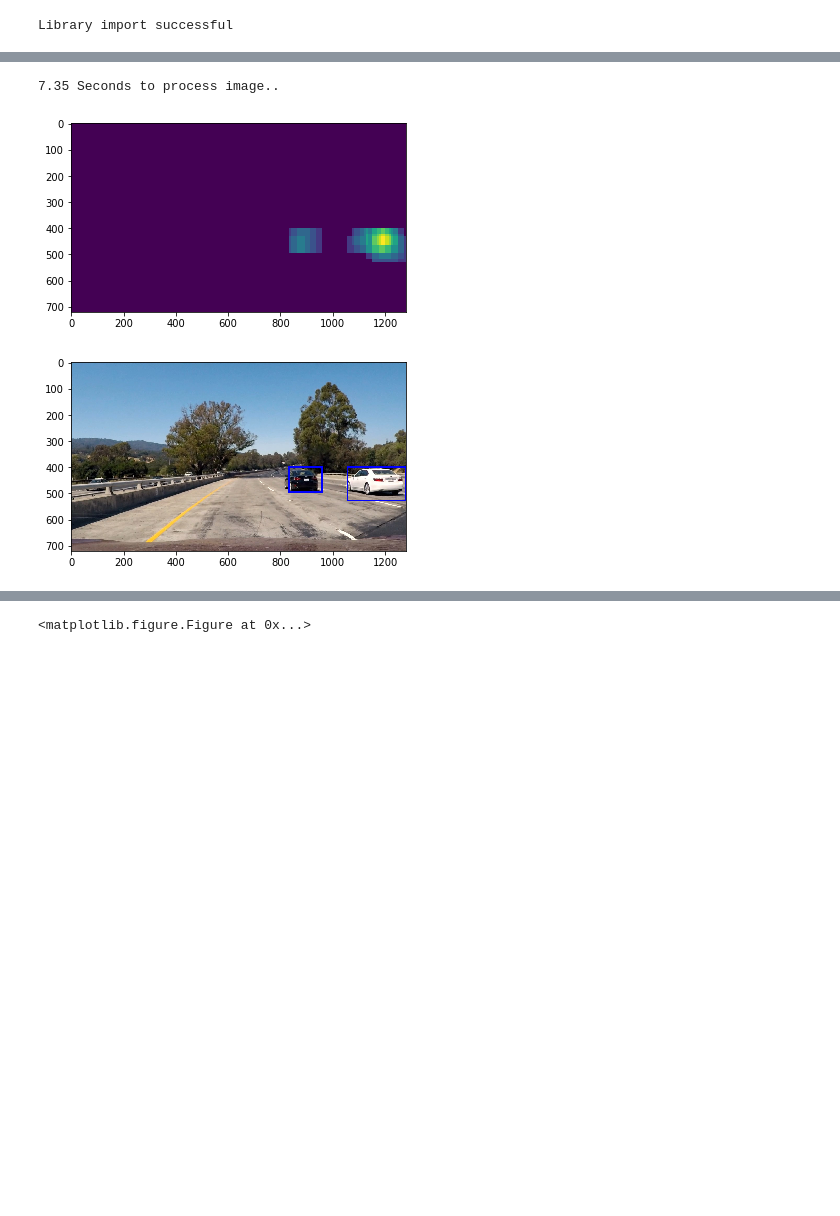
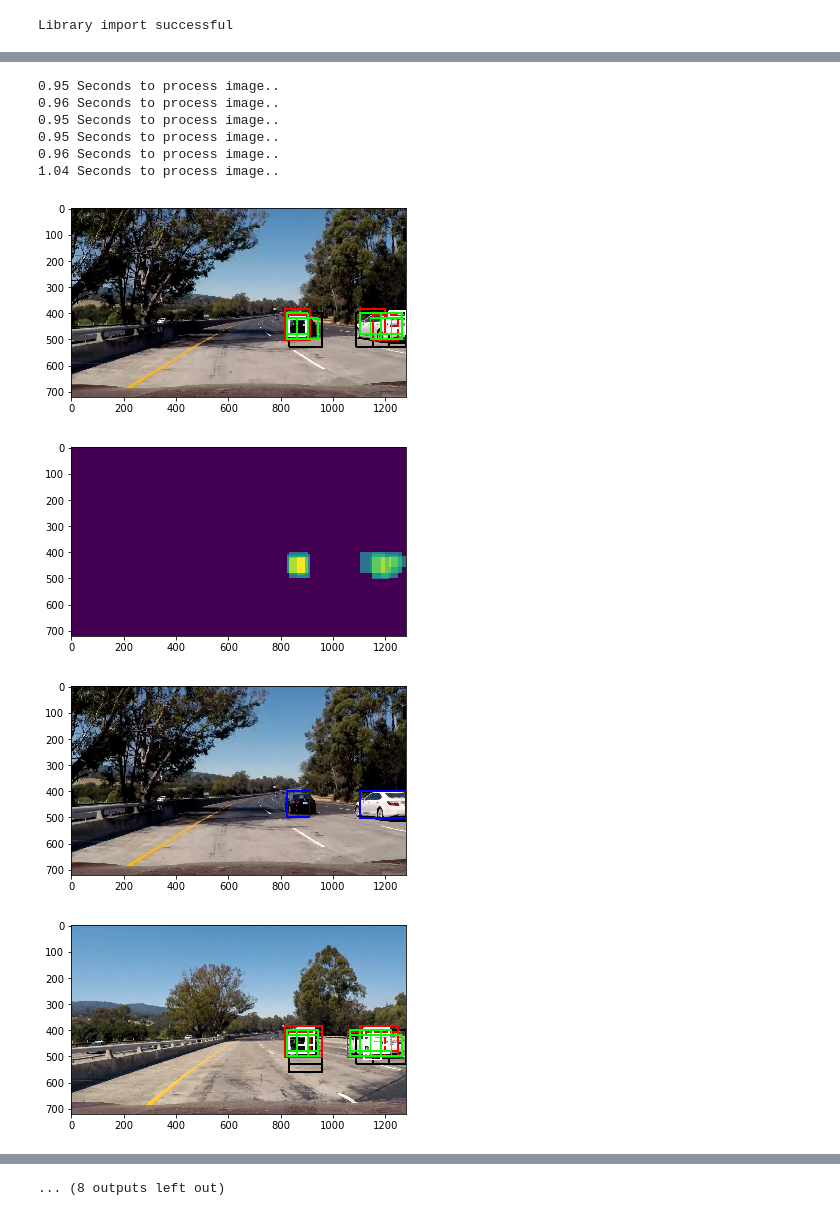
Before and after one commit to vinaytrivedi005/CarND-Vehicle-Detection-Tracking, a Jupyter notebook: ModelTest.ipynb, the cells around one changed output, grey strips where cells are left out. Saved outputs shown, nothing was run; the diff lists cells and outputs as text; code cells hidden in the pictures; blank space fills up the shorter version.

```diff
--- a/ModelTest.ipynb
+++ b/ModelTest.ipynb
@@ -148,7 +148,7 @@ def draw_labeled_bboxes(img, labels):
     # Return the image
     return img
 # %%
-def find_cars(img, ystarts, ystops, scales, svc, X_scaler, orient, pix_per_cell, cell_per_block, spatial_size, hist_bins):
+def find_cars(img, ystarts, ystops, scales, svc, X_scaler, orient, pix_per_cell, cell_per_block, spatial_size, hist_bins, colors, xstart=0):
 
     draw_img = np.copy(img)
     img = img.astype(np.float32)/255
@@ -157,8 +157,9 @@ def find_cars(img, ystarts, ystops, scales, svc, X_scaler, orient, pix_per_cell,
         ystart = ystarts[i]
         ystop = ystops[i]
         scale = scales[i]
+        color = colors[i]
 
-        img_tosearch = img[ystart:ystop,:,:]
+        img_tosearch = img[ystart:ystop,xstart:,:]
         ctrans_tosearch = convert_color(img_tosearch, conv='RGB2YCrCb')
         if scale != 1:
             imshape = ctrans_tosearch.shape
@@ -215,12 +216,18 @@ def find_cars(img, ystarts, ystops, scales, svc, X_scaler, orient, pix_per_cell,
                     xbox_left = np.int(xleft*scale)
                     ytop_draw = np.int(ytop*scale)
                     win_draw = np.int(window*scale)
-                    boxes.append(((xbox_left, ytop_draw+ystart),(xbox_left+win_draw,ytop_draw+win_draw+ystart)))
-                    cv2.rectangle(draw_img,(xbox_left, ytop_draw+ystart),(xbox_left+win_draw,ytop_draw+win_draw+ystart),(0,0,255),6)
+                    boxes.append(((xbox_left+xstart, ytop_draw+ystart),(xbox_left+xstart+win_draw,ytop_draw+win_draw+ystart)))
+                    cv2.rectangle(draw_img,(xbox_left+xstart, ytop_draw+ystart),(xbox_left+xstart+win_draw,ytop_draw+win_draw+ystart),color,6)
 
     return draw_img, boxes
-# %%
-# get model here
-model = pickle.load(open('model.p', 'rb'))
-svc = model["classifier"]
-X_scaler = model["scaler"]
+# %%
+# get model here
+model = pickle.load(open('model4.p', 'rb'))
+svc = model["classifier"]
+X_scaler = model["scaler"]
+color_space = model["colorspace"] # Can be RGB, HSV, LUV, HLS, YUV, YCrCb
+orient = model["orient"]  # HOG orientations
+pix_per_cell = model["pix_per_cell"] # HOG pixels per cell
+cell_per_block = model["cell_per_block"] # HOG cells per block
+hog_channel = model["hog_channel"] # Can be 0, 1, 2, or "ALL"
+print(model)
@@ -275,34 +308,49 @@ scale  = [4.0, 3.0, 2.0, 1.5, 1.0]
 # %%
-images = glob.glob('test_images/test1.jpg')
+images = glob.glob('test_images/test*.jpg')
 
 for image in images:
     t = time.time()
     image = mpimg.imread(image)
     heat = np.zeros_like(image[:,:,0]).astype(np.float)
 
-    out_img, boxes = find_cars(image, ystart, ystop, scale, svc, X_scaler, orient, pix_per_cell, cell_per_block, spatial_size, hist_bins)
+    out_img, boxes = find_cars(image, ystart, ystop, scale, svc, X_scaler, orient, pix_per_cell, cell_per_block, spatial_size, hist_bins, colors, xstart)
 
     # Add heat to each box in box list
     heat = add_heat(heat,boxes)
 
     # Apply threshold to help remove false positives
     heat = apply_threshold(heat,heat_threshold)
 
     # Visualize the heatmap when displaying
     heatmap = np.clip(heat, 0, 255)
 
     # Find final boxes from heatmap using label function
     labels = label(heatmap)
 
     draw_img = draw_labeled_bboxes(np.copy(image), labels)
 
+    '''heatmap_img = (np.dstack((heatmap, heatmap, heatmap))*255).astype(np.uint8)
+    stack1 = np.hstack((heatmap_img, out_img))
+    stack2 = cv2.resize(stack1, (draw_img.shape[1], 360))
+    stack3 = np.vstack((stack2, draw_img))
+    plt.imshow(stack3)
+    plt.figure()'''
+    plt.imshow(out_img)
+    plt.figure()
     plt.imshow(heatmap)
     plt.figure()
     plt.imshow(draw_img)
     plt.figure()
     t2 = time.time()
     print(round(t2-t, 2), 'Seconds to process image..')
 # %% [output]
-7.35 Seconds to process image..
+0.95 Seconds to process image..
+0.96 Seconds to process image..
+0.95 Seconds to process image..
+0.95 Seconds to process image..
+0.96 Seconds to process image..
+1.04 Seconds to process image..
-[figure, old version]
+[figure, new version]
-[figure, old version]
+[figure, new version]
+[figure, added]
+[figure, added]
@@ -309,2 +364,2 @@ for image in images:
-<matplotlib.figure.Figure at 0x...>
+... (8 outputs left out)
 # %%
```
Also changed, not shown: parts of 6 cells of this notebook, 10 other files.
